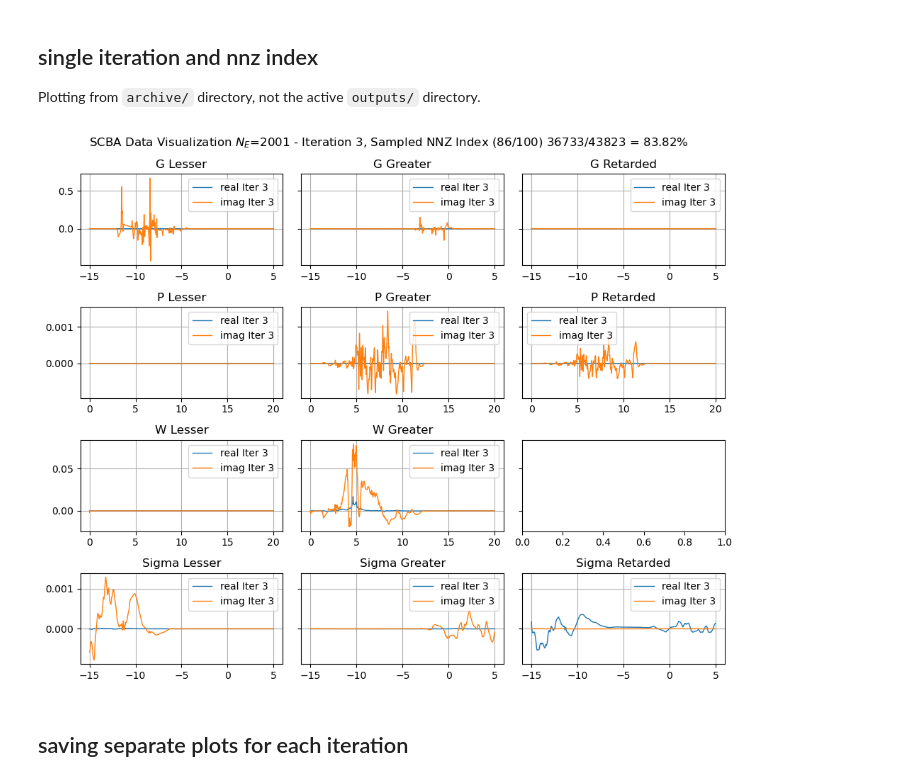
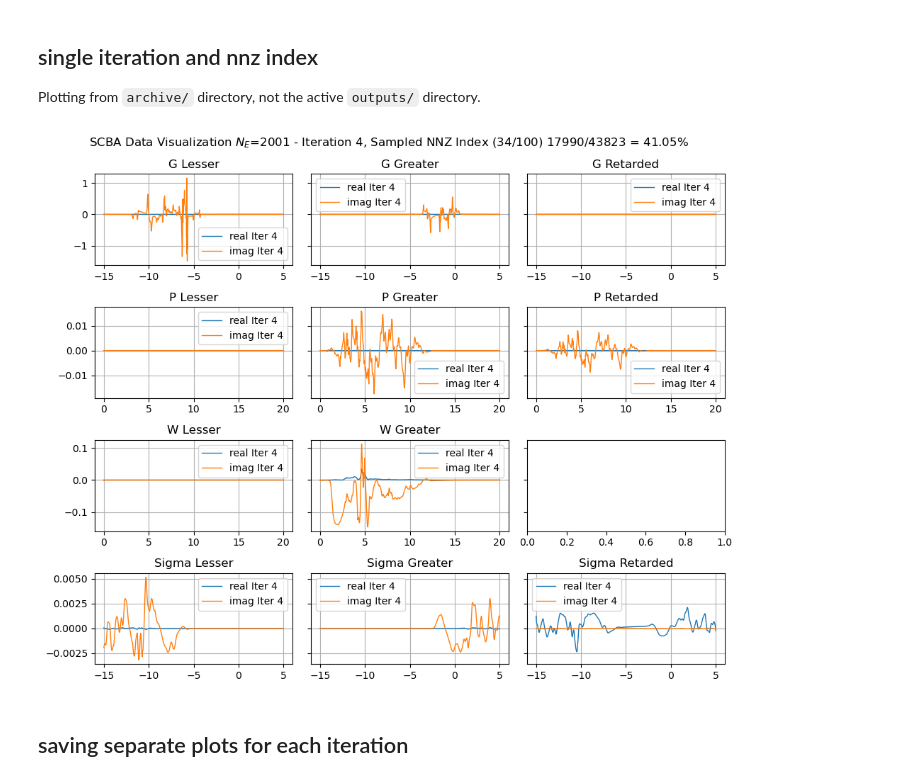
Before and after one commit to quatrex/quatrex, a Jupyter notebook: scripts/analysis/visualize_scba.ipynb, the cells around one changed output. Saved outputs shown, nothing was run; the diff lists cells and outputs as text; code cells hidden in the pictures.

```diff
--- a/scripts/analysis/visualize_scba.ipynb
+++ b/scripts/analysis/visualize_scba.ipynb
@@ -20,15 +20,33 @@ from scba_container.scba_container import SCBAContainer
 from quatrex.core.config import parse_config
 from pathlib import Path
 
+# band-limited study
+# 20260226_152224_energy201_iter20_reduced
+# 20260226_155038_energy2001_iter5_reduced
+# 20260227_113823_energy20001_iter5_reduced
+
+# adaptive and non-adaptive comparison
+# 20260312_134438_energy2001_iter5_reduced                      # reference
+# 20260312_133859_adaptive_iter1_energy2001_iter5_reduced
+# 20260312_155421_adaptive_iter1_energy2001_iter5_reduced       # fixed energy range in polarization
+# 20260312_171322_adaptive_iter1_energy2001_iter5_reduced       # fix v2, fixed error energy_max=energy_window_num, lots of singularities in g
+# 20260313_092537_adaptive_iter1_r10_energy2001_iter5_reduced   # r=10 oversampling ratio (previous results r=1)
+# 20260313_093014_adaptive_iter1_r0d5_energy2001_iter5_reduced  # r=0.5
+
 simulation_dir = Path("./../../examples/w90/carbon-nanotube/gw")
 output_dir = simulation_dir / "outputs"
 output_file_prefix = output_dir / "visualize_scba"
-archive_dir = simulation_dir / "archive" / "20260226_155038_energy2001_iter5_reduced"
+archive_dir = simulation_dir / "archive" / "20260312_134438_energy2001_iter5_reduced"
 archive_file_prefix = archive_dir / "visualize_scba"
 
 # change these to switch between output and archive
 data_files = 'archive'
 
+# === user parameters ===
+iteration_to_plot = 4
+sample_idx_to_plot = 34
+
+# region: === load data ===
 if data_files == 'output':
     data_file_prefix = output_file_prefix
     config_dir = simulation_dir
@@ -52,38 +70,37 @@ SCBADataObj = SCBAContainer(
     num_samples=num_samples,
 )
 
 SCBADataObj.load_sample_indices(data_file_prefix)
 
 for i in range(config.scba.max_iterations):
     SCBADataObj.load_g_data(data_file_prefix, iteration=i)
     SCBADataObj.load_p_data(data_file_prefix, iteration=i)
     SCBADataObj.load_w_data(data_file_prefix, iteration=i)
     SCBADataObj.load_sigma_data(data_file_prefix, iteration=i)
 
-# === user parameters ===
-iteration_to_plot = 3
-sample_idx_to_plot = 86
-
 assert (
     sample_idx_to_plot <= num_samples
 ), f"sample_idx_to_plot={sample_idx_to_plot} exceeds num_samples={num_samples}"
 nnz_index_to_plot = SCBADataObj.sample_indices[sample_idx_to_plot]
+# endregion
 
+# region: === plotting ===
 fig, axs = plt.subplots(4, 3, figsize=(10, 8), sharey='row')
 
 SCBADataObj.plot_iteration(
     axs,
     iteration_to_plot,
     sample_idx_to_plot,
 )
 
 fig.suptitle(
     f"SCBA Data Visualization $N_E$={config.electron.energy_window_num} - Iteration {iteration_to_plot}, Sampled NNZ Index ({sample_idx_to_plot}/{num_samples}) {nnz_index_to_plot}/{max_idx} = {nnz_index_to_plot/max_idx:.2%}"
 )
 plt.tight_layout()
 plt.show()
+# endregion
 # %% [output]
-[figure, old version]
+[figure, new version]
 # %% [markdown]
 ## saving separate plots for each iteration
 # %%
```
Also changed, not shown: parts of 5 cells of this notebook, 1 other file.
